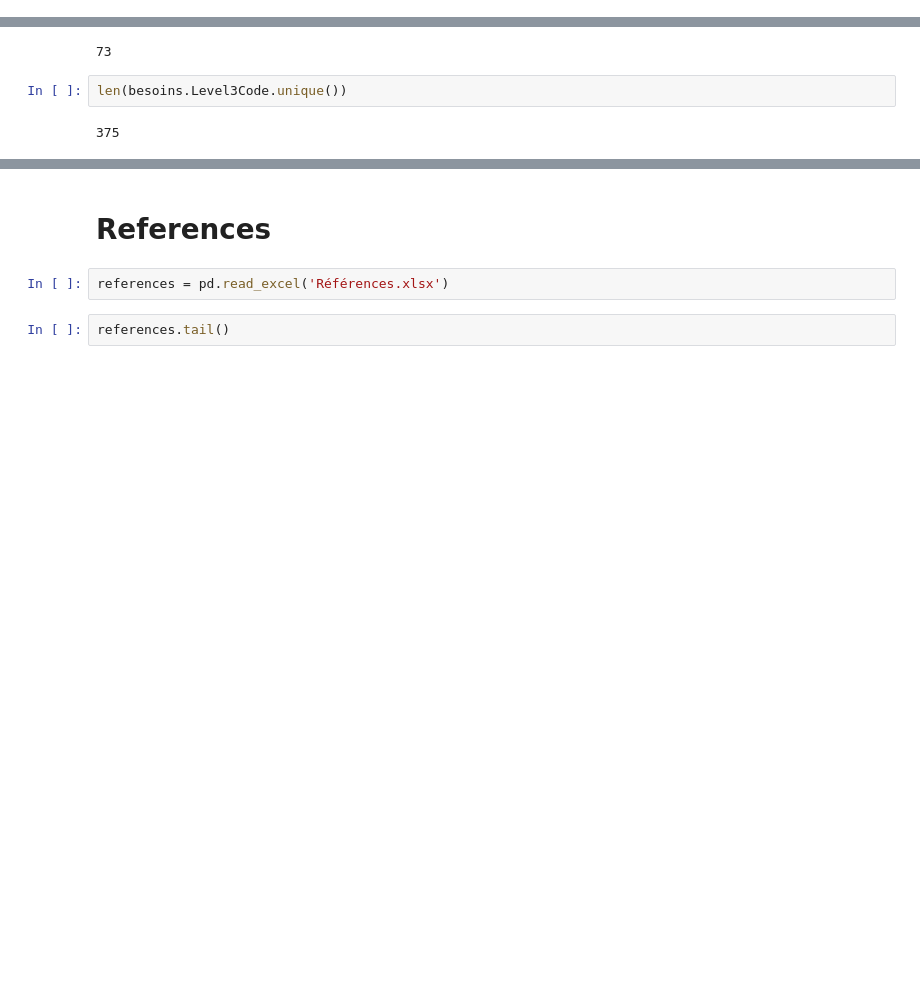
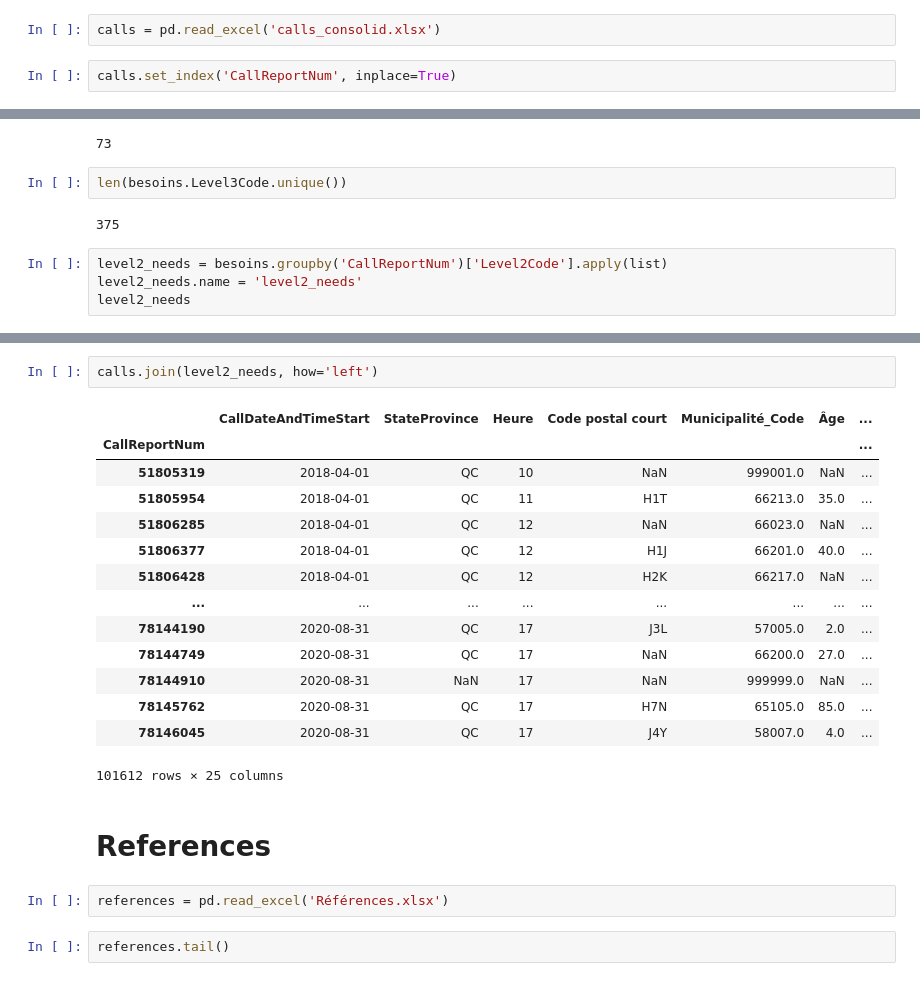
Before and after one commit to pascal-bergeron/ai4forgood2016, a Jupyter notebook: FeatureBuilding.ipynb, the cells around one changed output, grey strips where cells are left out. Cells and saved outputs as stored; diff of their text form; blank space fills up the shorter version.

```diff
--- a/FeatureBuilding.ipynb
+++ b/FeatureBuilding.ipynb
@@ -52,0 +53,4 @@ Name: L2_tax_codes, dtype: object
+# %%
+calls = pd.read_excel('calls_consolid.xlsx')
+# %%
+calls.set_index('CallReportNum', inplace=True)
@@ -82,3 +96,7 @@ len(besoins.Level2Code.unique())
 len(besoins.Level3Code.unique())
 # %% [output]
 375
+# %%
+level2_needs = besoins.groupby('CallReportNum')['Level2Code'].apply(list)
+level2_needs.name = 'level2_needs'
+level2_needs
@@ -85,3 +117,20 @@ len(besoins.Level3Code.unique())
+# %%
+calls.join(level2_needs, how='left')
+# %% [output]
+|  | CallDateAndTimeStart | StateProvince | Heure | Code postal court | Municipalité_Code | Âge | ... |
+| CallReportNum |  |  |  |  |  |  | ... |
+| 51805319 | 2018-04-01 | QC | 10 | NaN | 999001.0 | NaN | ... |
+| 51805954 | 2018-04-01 | QC | 11 | H1T | 66213.0 | 35.0 | ... |
+| 51806285 | 2018-04-01 | QC | 12 | NaN | 66023.0 | NaN | ... |
+| 51806377 | 2018-04-01 | QC | 12 | H1J | 66201.0 | 40.0 | ... |
+| 51806428 | 2018-04-01 | QC | 12 | H2K | 66217.0 | NaN | ... |
+| ... | ... | ... | ... | ... | ... | ... | ... |
+| 78144190 | 2020-08-31 | QC | 17 | J3L | 57005.0 | 2.0 | ... |
+| 78144749 | 2020-08-31 | QC | 17 | NaN | 66200.0 | 27.0 | ... |
+| 78144910 | 2020-08-31 | NaN | 17 | NaN | 999999.0 | NaN | ... |
+| 78145762 | 2020-08-31 | QC | 17 | H7N | 65105.0 | 85.0 | ... |
+| 78146045 | 2020-08-31 | QC | 17 | J4Y | 58007.0 | 4.0 | ... |
+101612 rows × 25 columns
 # %% [markdown]
 # References
 # %%
```
Also changed, not shown: parts of 46 cells of this notebook.
